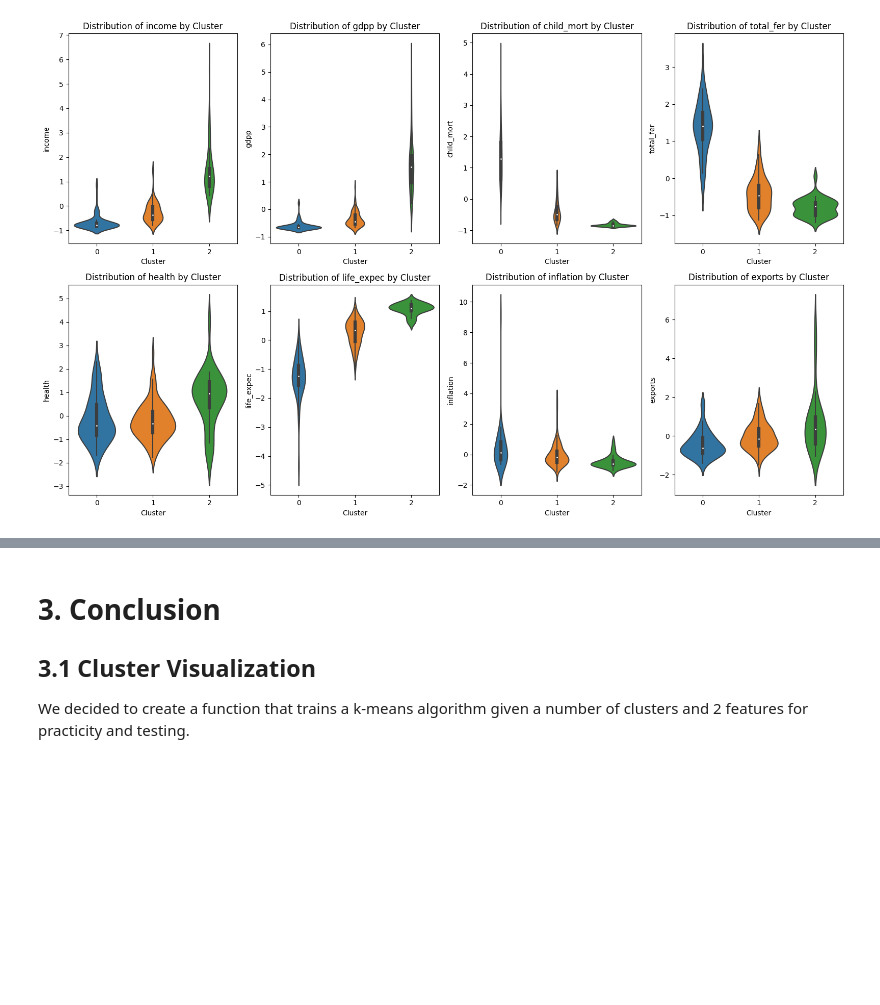
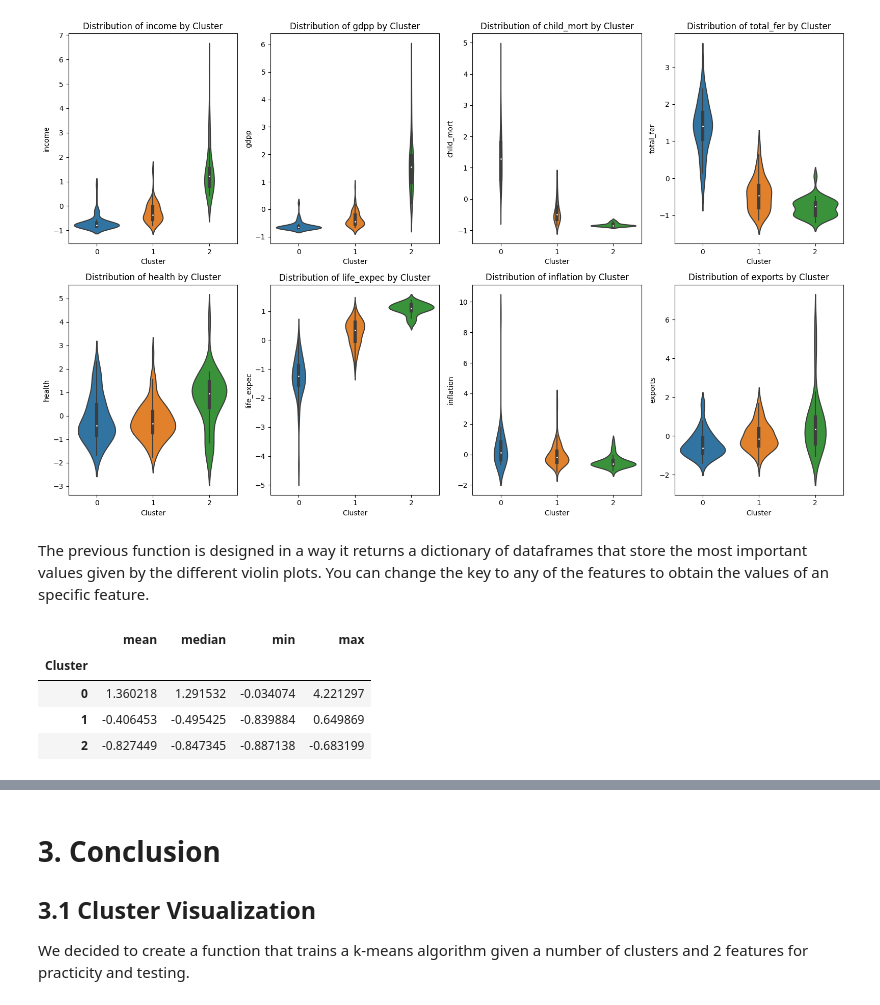
Before and after one commit to Hunteracademic/Unsupervised_assignment_1, a Jupyter notebook: Workspace.ipynb, the cells around one changed output, grey strips where cells are left out. Drawn from its saved outputs; the diff is of its cells as text; code cells hidden in the pictures; blank space fills up the shorter version.

```diff
--- a/Workspace.ipynb
+++ b/Workspace.ipynb
@@ -348,5 +408,15 @@ def distribution_plot(n_clusters, features):
 # %%
 features_list = ['income', 'gdpp', 'child_mort', 'total_fer', 'health', 'life_expec', 'inflation', 'exports']
-distribution_plot(3, features_list)
+values_dict = distribution_plot(3, features_list)
 # %% [output]
 [figure]
+# %% [markdown]
+The previous function is designed in a way it returns a dictionary of dataframes that store the most important values given by the different violin plots. You can change the key to any of the features to obtain the values of an specific feature.
+# %%
+values_dict['child_mort']
+# %% [output]
+|  | mean | median | min | max |
+| Cluster |  |  |  |  |
+| 0 | 1.360218 | 1.291532 | -0.034074 | 4.221297 |
+| 1 | -0.406453 | -0.495425 | -0.839884 | 0.649869 |
+| 2 | -0.827449 | -0.847345 | -0.887138 | -0.683199 |
```
Also changed, not shown: parts of 15 cells of this notebook.
